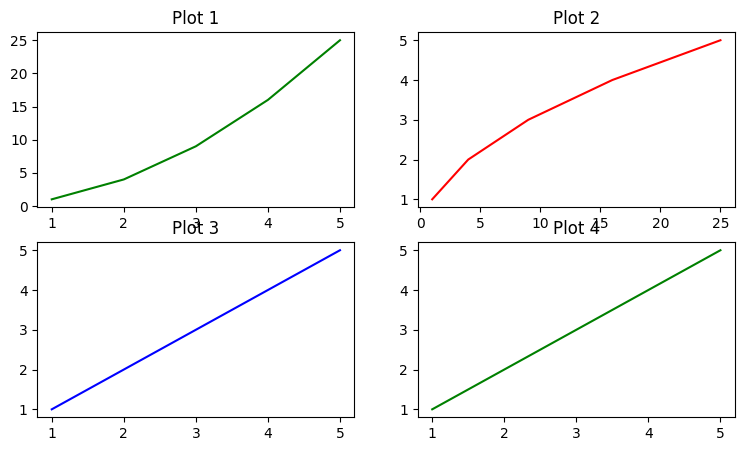
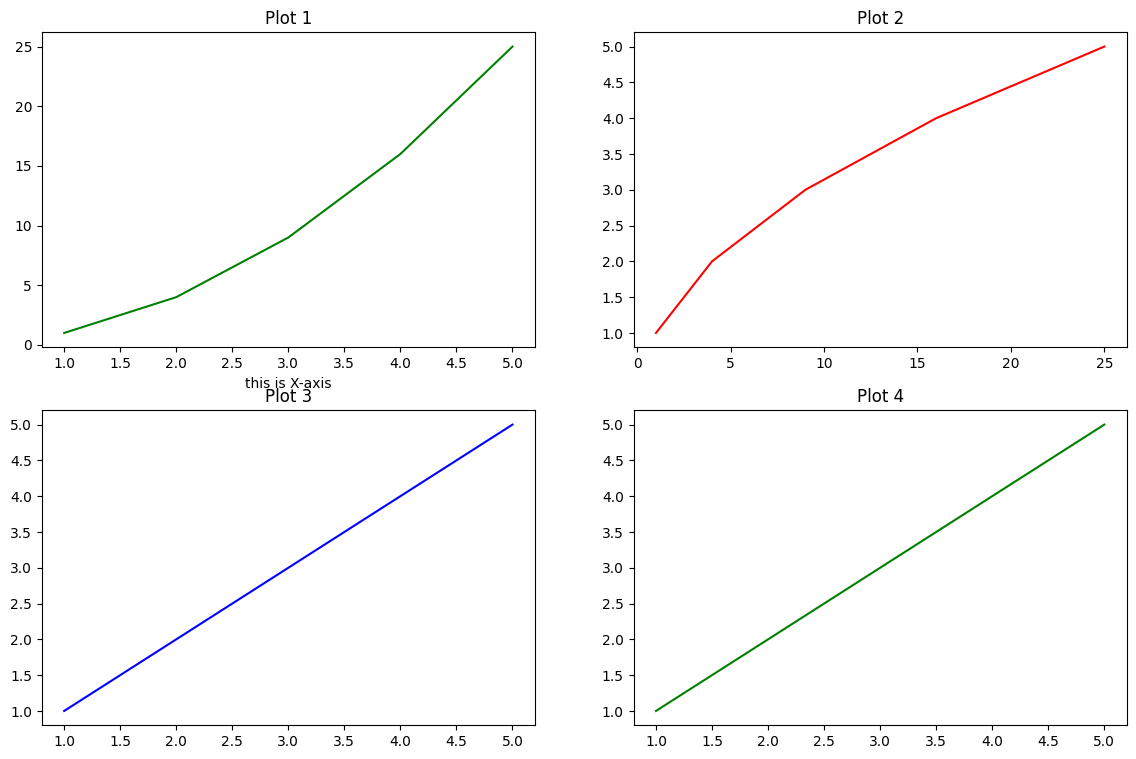
Unified diff of the notebook cell whose output changed from the first chart to the second:
--- before
+++ after
@@ -5,9 +5,10 @@
 y2 = [1, 2, 3, 4, 5]
 
-plt.figure(figsize=(9,5))
+plt.figure(figsize=(14,9))
 
 plt.subplot(2,2,1)
 plt.plot(x,y1,color='green')
 plt.title("Plot 1")
+plt.xlabel("this is X-axis")
 
 plt.subplot(2,2,2)

Commit: DA wth PY done